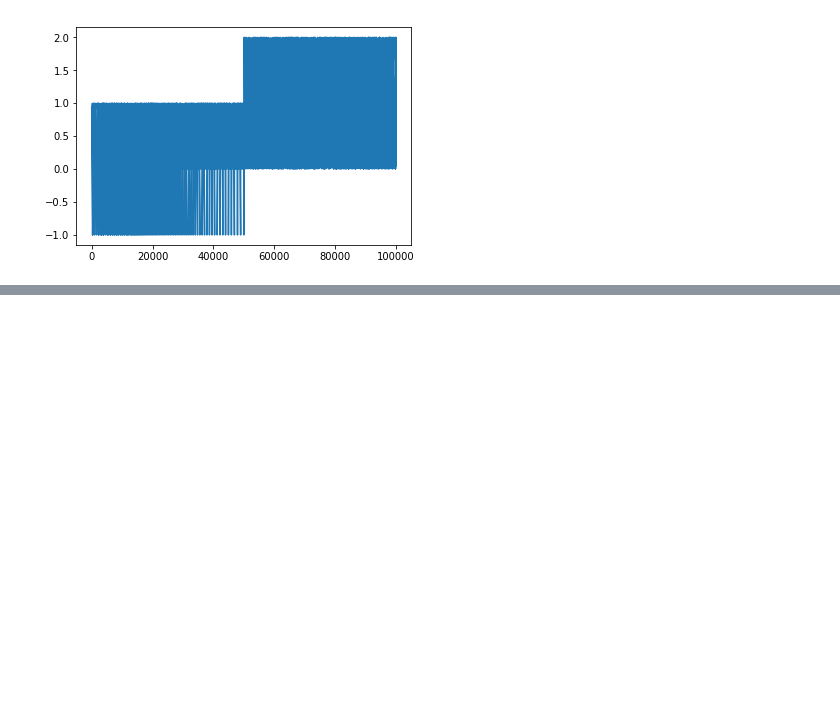
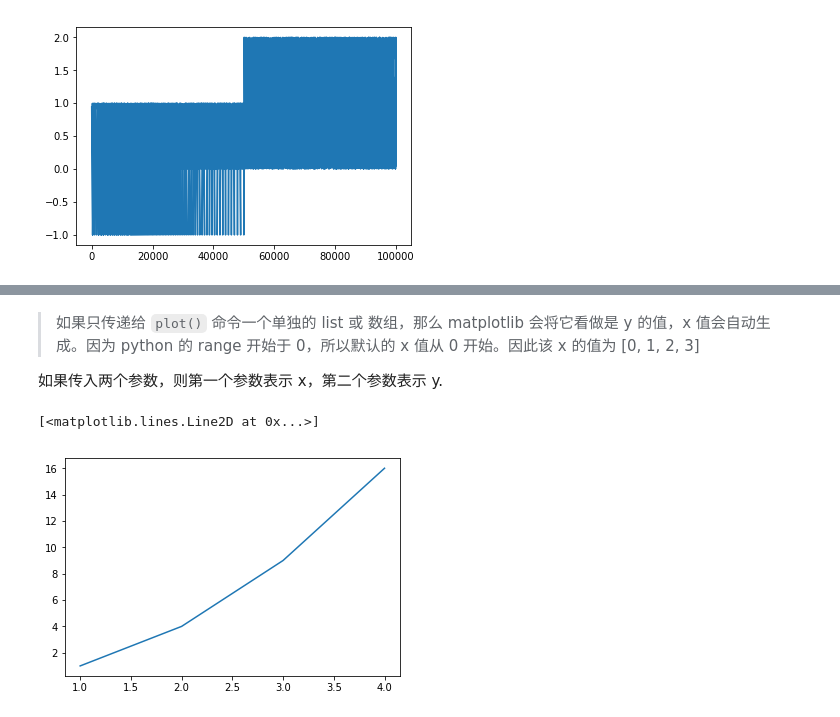
Before and after one commit to szlevinli/mathematics, a Jupyter notebook: code/StudyNoteForMatplotlib.ipynb, the cells around one changed output, grey strips where cells are left out. Cells and saved outputs as stored; diff of their text form; code cells hidden in the pictures; blank space fills up the shorter version.

```diff
--- a/code/StudyNoteForMatplotlib.ipynb
+++ b/code/StudyNoteForMatplotlib.ipynb
@@ -165,0 +183,9 @@ plt.show()
+# %% [markdown]
+> 如果只传递给 `plot()` 命令一个单独的 list 或 数组，那么 matplotlib 会将它看做是 y 的值，x 值会自动生成。因为 python 的 range 开始于 0，所以默认的 x 值从 0 开始。因此该 x 的值为 [0, 1, 2, 3]
+
+如果传入两个参数，则第一个参数表示 x，第二个参数表示 y.
+# %%
+plt.plot([1, 2, 3, 4], [1, 4, 9, 16])
+# %% [output]
+[<matplotlib.lines.Line2D at 0x...>]
+[figure, added]
```
Also changed, not shown: parts of 6 cells of this notebook.
